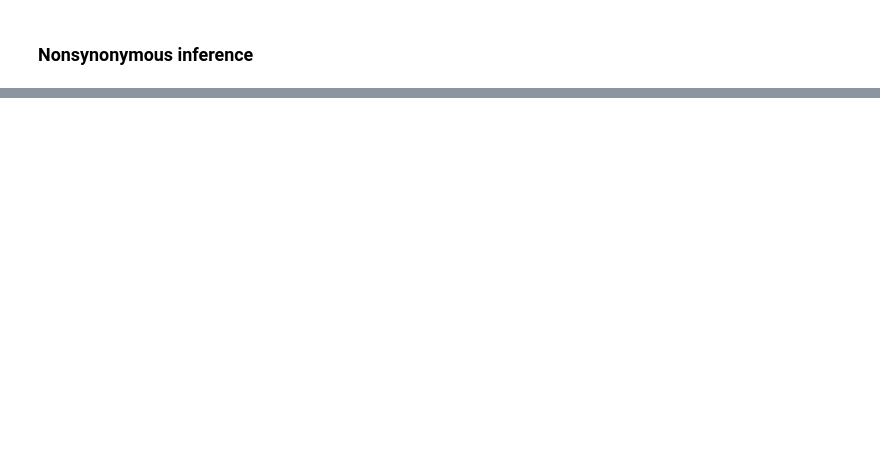
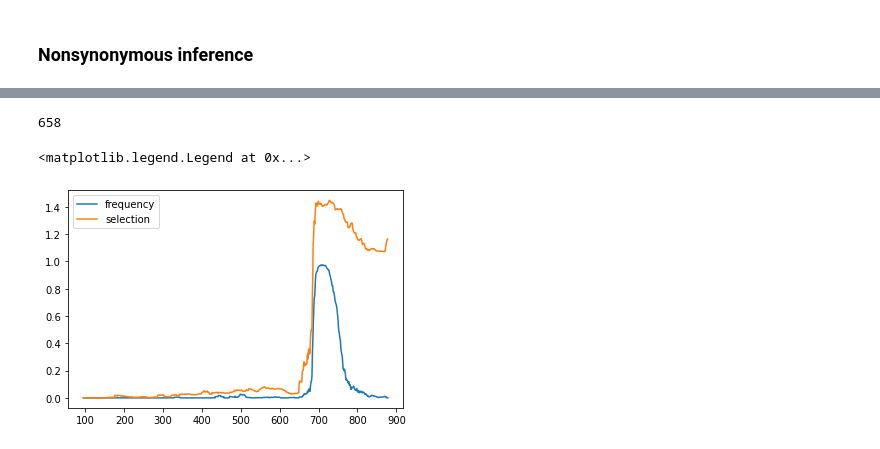
Before and after one commit to bartonlab/paper-SARS-CoV-2-inference, a Jupyter notebook: data-paper.ipynb, the cells around one changed output, grey strips where cells are left out. Drawn from its saved outputs; the diff is of its cells as text; code cells hidden in the pictures; blank space fills up the shorter version.

```diff
--- a/data-paper.ipynb
+++ b/data-paper.ipynb
@@ -1830,6 +2001,0 @@ N-M234I 3       0.031
-# %%
-# Change nucleotide indices to be indexed starting with 1 instead of 0 for publishing
-df = pd.read_csv(os.path.join(DATA_DIR, f'selection-g40-1pct-nonsyn-collapsed.csv'), index_col=False)
-nucs = np.array(list(df['nucleotide number'])) + 1
-df['nucleotide number'] = nucs
-df.to_csv(os.path.join(DATA_DIR, f'selection-g40-1pct-nonsyn-collapsed-paper.csv'), index=False)
@@ -2138,0 +3354,30 @@ scp blee098@cluster.hpcc.ucr.edu:infer-2021-08-14--2021-05-01-uk-g-10.npz /Users
+# %%
+# Combine trajectory files
+traj      = []
+muts      = []
+times     = []
+locs      = []
+t_full    = []
+traj_full = []
+traj_dir  = os.path.join(SARS_DIR, DATA_DATE + '-lond', 'traj')
+for file in os.listdir(traj_dir):
+    data = np.load(os.path.join(traj_dir, file), allow_pickle=True)
+    #print([i for i in data])
+    times.append(data['times'])
+    muts.append(data['allele_number'])
+    traj.append(data['traj'])
+    locs.append(file[:-4])
+    print(np.shape(data['traj']))
+
+np.savez_compressed(os.path.join(SARS_DIR, DATA_DATE + '-lond', 'trajectories.npz'),
+                    times=times, mutant_sites=muts, traj=traj, locations=locs,
+                    times_nosmooth=t_full, traj_nosmooth=traj_full)
+
+inf_data  = np.load(os.path.join(INF_DIR, f'infer-lond-tv-{DATA_DATE}-new2.npz'), allow_pickle=True)
+alleles   = inf_data['allele_number']
+selection = inf_data['selection']
+inf_times = inf_data['times']
+
+np.savez_compressed(os.path.join(INF_DIR, f'infer-lond-tv-{DATA_DATE}-traj-new2.npz'), allele_number=alleles,
+                    selection=selection, traj=traj, locations=locs, times=times, mutant_sites=muts,
+                    times_inf=inf_times)
@@ -2138,0 +3596,10 @@ scp blee098@cluster.hpcc.ucr.edu:infer-2021-08-14--2021-05-01-uk-g-10.npz /Users
+# %%
+fig, ax = plt.subplots(1,1)
+print(np.array(t_common)[s_omicron>0.135][0])
+ax.plot(t_common, traj, label='frequency')
+ax.plot(t_common, s_omicron, label='selection')
+ax.legend()
+# %% [output]
+658
+<matplotlib.legend.Legend at 0x...>
+[figure, added]
```
Also changed, not shown: parts of 276 cells of this notebook, 11 other files.
